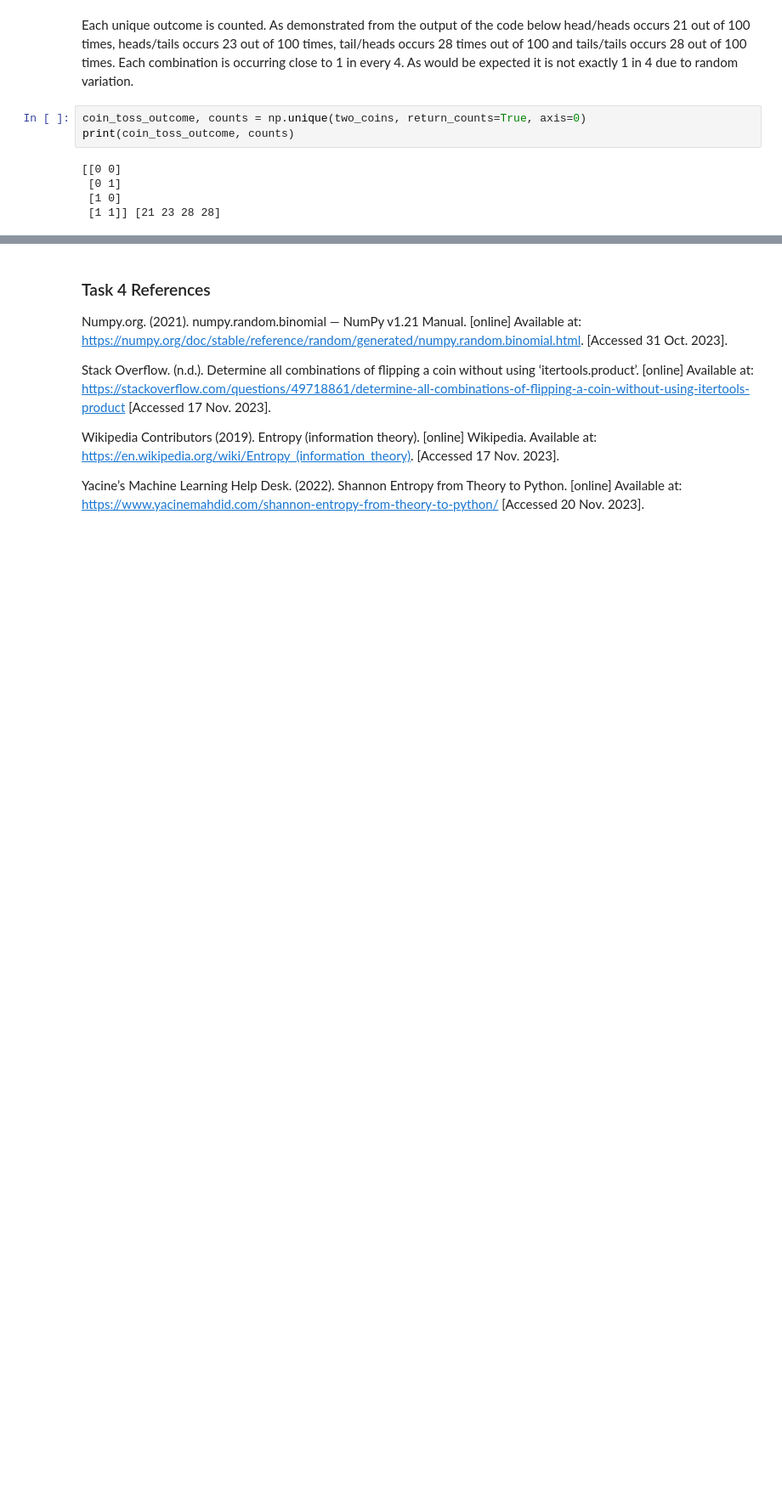
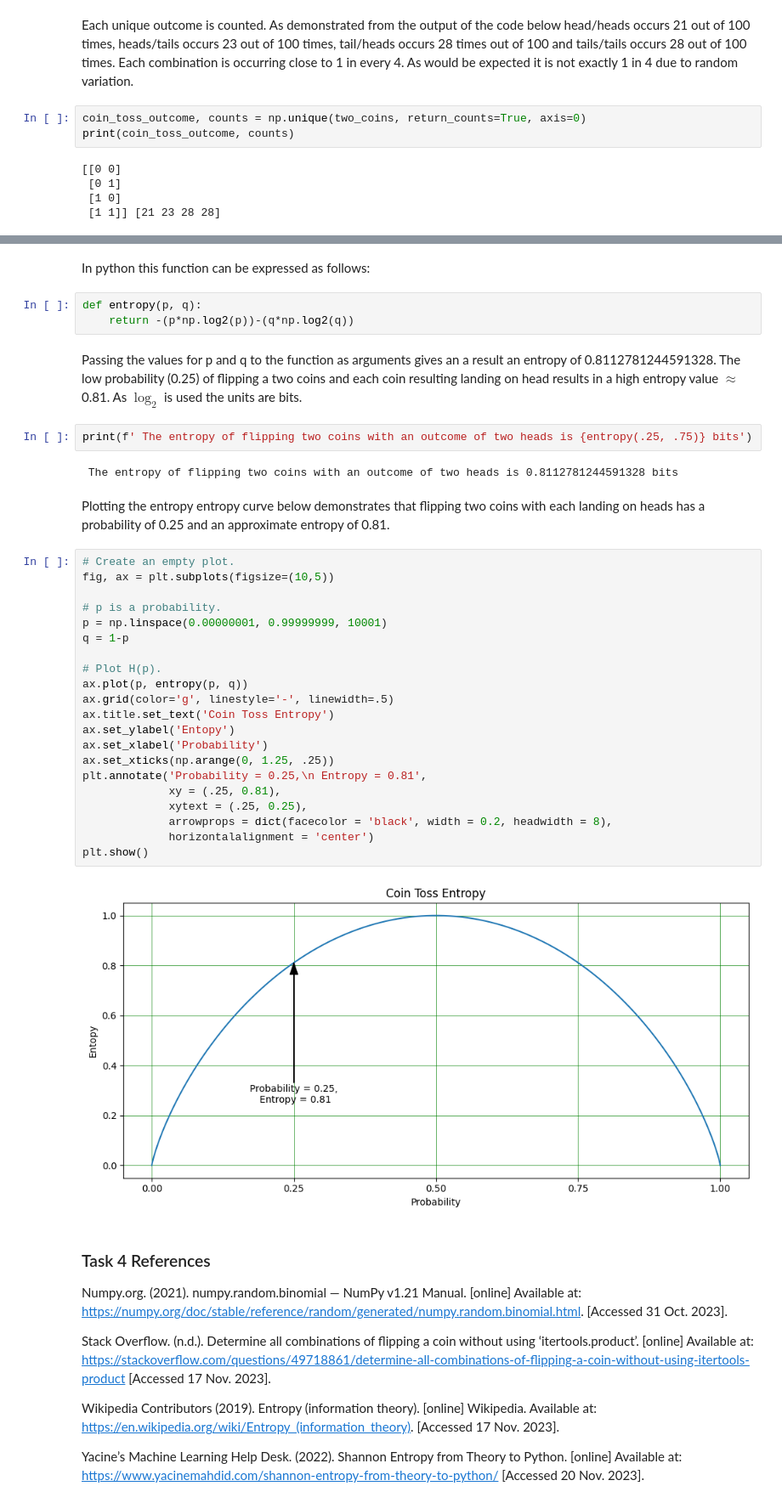
Before and after one commit to humphs078/data_analysis_fundamentals, a Jupyter notebook: tasks.ipynb, the cells around one changed output, grey strips where cells are left out. Shown at 85% size. Saved outputs shown, nothing was run; the diff lists cells and outputs as text; blank space fills up the shorter version.

```diff
--- a/tasks.ipynb
+++ b/tasks.ipynb
@@ -1074,3 +1086,39 @@ $p =$ probability f the possible outcome occurring
+# %% [markdown]
+In python this function can be expressed as follows:
+# %%
+def entropy(p, q):
+    return -(p*np.log2(p))-(q*np.log2(q))
+# %% [markdown]
+Passing the values for p and q to the function as arguments gives an a result an entropy of 0.8112781244591328. The low probability (0.25) of flipping a two coins and each coin resulting landing on head results in a high entropy value $\approx $ 0.81. As $\log_{2}$ is used the units are bits.
+# %%
+print(f' The entropy of flipping two coins with an outcome of two heads is {entropy(.25, .75)} bits')
+# %% [output]
+ The entropy of flipping two coins with an outcome of two heads is 0.8112781244591328 bits
+# %% [markdown]
+Plotting the entropy entropy curve below demonstrates that flipping two coins with each landing on heads has a probability of 0.25 and an approximate entropy of 0.81.
+# %%
+# Create an empty plot.
+fig, ax = plt.subplots(figsize=(10,5))
+
+# p is a probability.
+p = np.linspace(0.00000001, 0.99999999, 10001)
+q = 1-p
+
+# Plot H(p).
+ax.plot(p, entropy(p, q))
+ax.grid(color='g', linestyle='-', linewidth=.5)
+ax.title.set_text('Coin Toss Entropy')
+ax.set_ylabel('Entopy')
+ax.set_xlabel('Probability')
+ax.set_xticks(np.arange(0, 1.25, .25))
+plt.annotate('Probability = 0.25,\n Entropy = 0.81',
+             xy = (.25, 0.81),
+             xytext = (.25, 0.25),
+             arrowprops = dict(facecolor = 'black', width = 0.2, headwidth = 8),
+             horizontalalignment = 'center')
+plt.show()
+# %% [output]
+[figure, added]
 # %% [markdown]
 ### Task 4 References <a id="task-4-references"></a>
 
```
Also changed, not shown: parts of 6 cells of this notebook, 2 other files.
